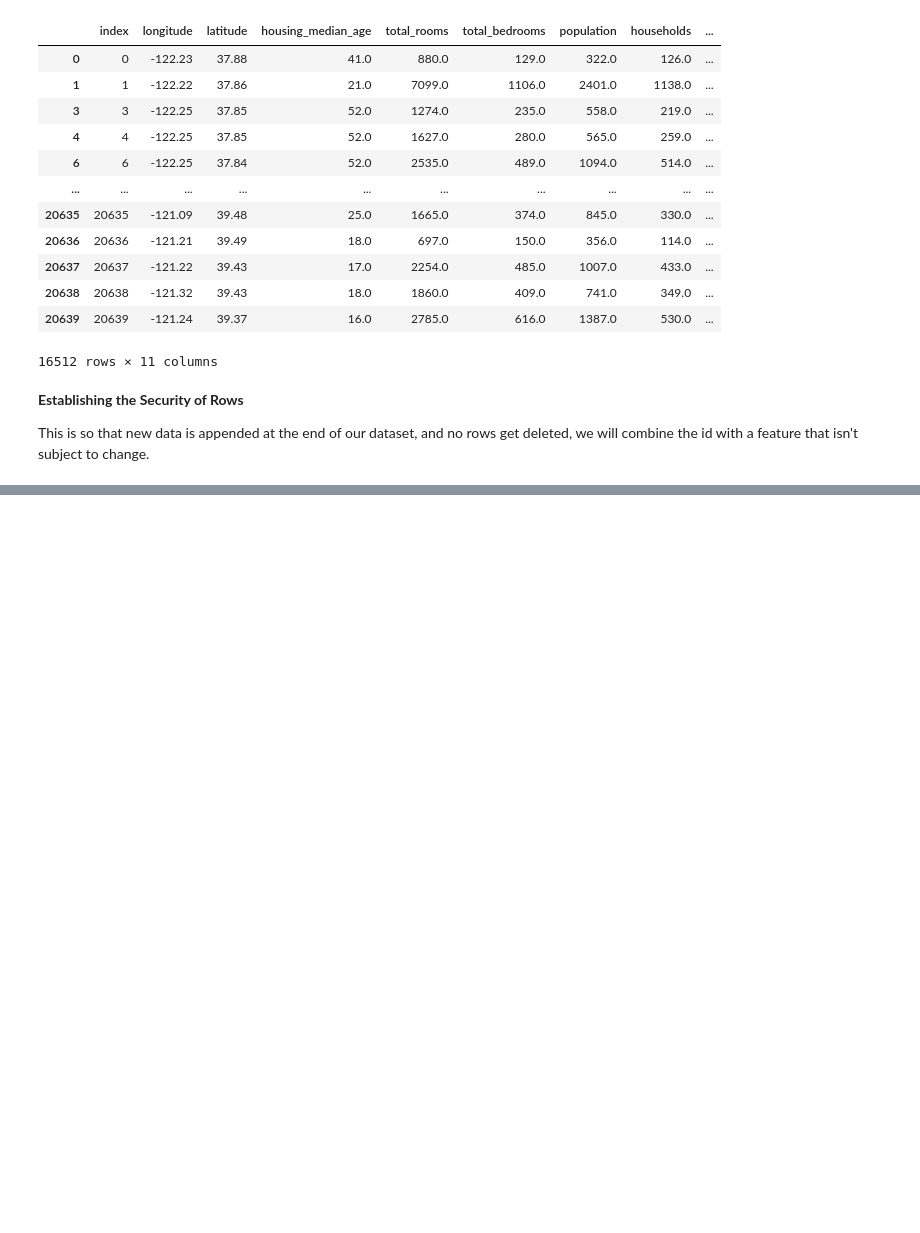
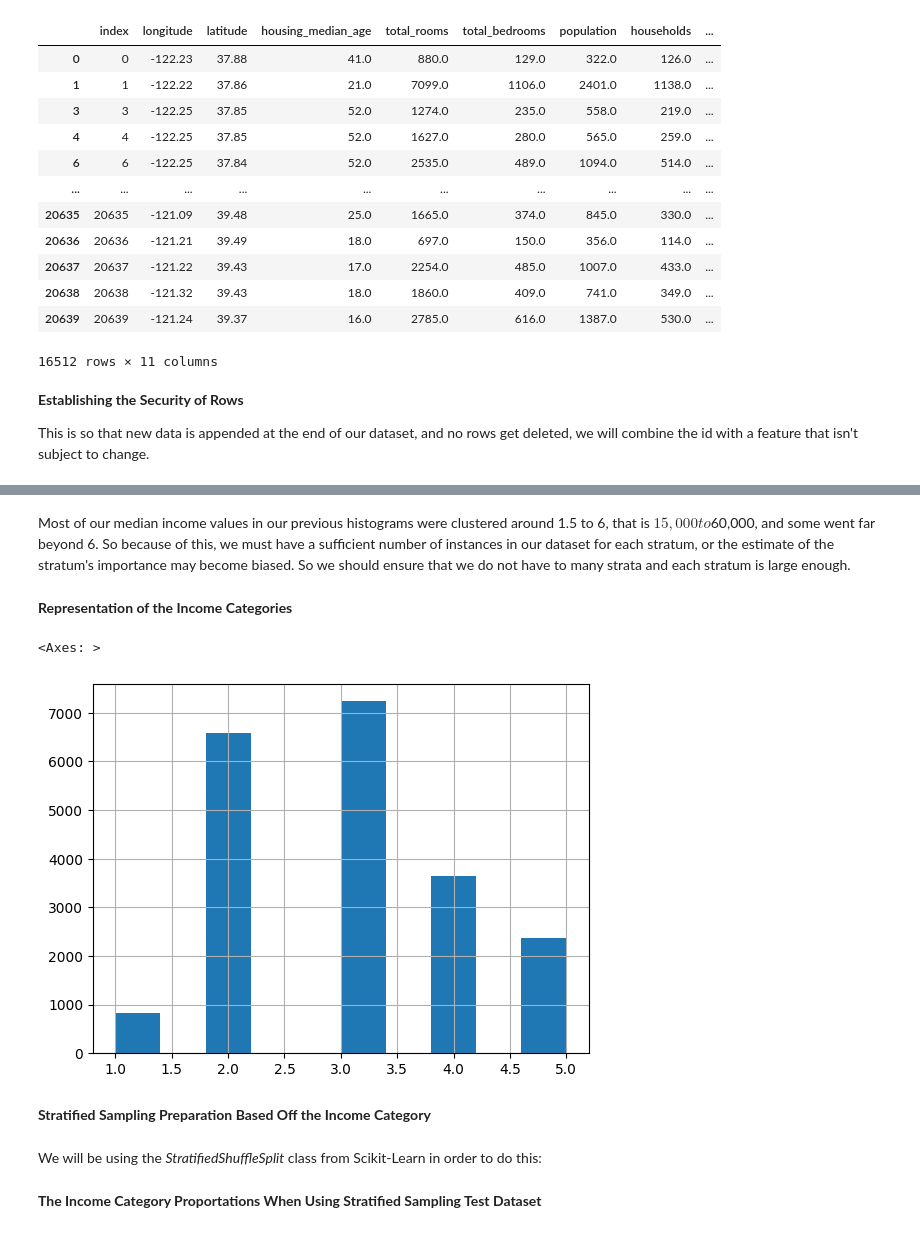
Before and after one commit to KingHikarii/End-To-End-Machine-Learning-Project, a Jupyter notebook: Machine_Learning_Project_1.ipynb, the cells around one changed output, grey strips where cells are left out. Cells and saved outputs as stored; diff of their text form; code cells hidden in the pictures; blank space fills up the shorter version.

```diff
--- a/Machine_Learning_Project_1.ipynb
+++ b/Machine_Learning_Project_1.ipynb
@@ -138,0 +160,20 @@ train_set, test_set = split_train_test_by_id(housing_with_id, 0.2, 'id')
+# %%
+#This code used pd.cut() in order tto create an income category attribute with five categories.
+#The labels are from 1-5. Category 1 ranges from 0 to 1.5, category 2 ranges from 1.5 to 3, and so on.
+
+housing_data['income_cat'] = pd.cut(housing_data['median_income'],
+                               bins=[0., 1.5, 3.0, 4.5, 6., np.inf],
+                               labels = [1, 2, 3, 4, 5])
+# %% [markdown]
+Most of our median income values in our previous histograms were clustered around 1.5 to 6, that is $15,000 to $60,000, and some went far beyond 6. So because of this, we must have a sufficient number of instances in our dataset for each stratum, or the estimate of the stratum's importance may become biased. So we should ensure that we do not have to many strata and each stratum is large enough.
+# %% [markdown]
+**Representation of the Income Categories**
+# %%
+housing_data['income_cat'].hist()
+# %% [output]
+<Axes: >
+[figure, added]
+# %% [markdown]
+**Stratified Sampling Preparation Based Off the Income Category**
+# %% [markdown]
+We will be using the *StratifiedShuffleSplit* class from Scikit-Learn in order to do this:
@@ -138,0 +188,2 @@ train_set, test_set = split_train_test_by_id(housing_with_id, 0.2, 'id')
+# %% [markdown]
+**The Income Category Proportations When Using Stratified Sampling Test Dataset**
```
Also changed, not shown: parts of 14 cells of this notebook.
